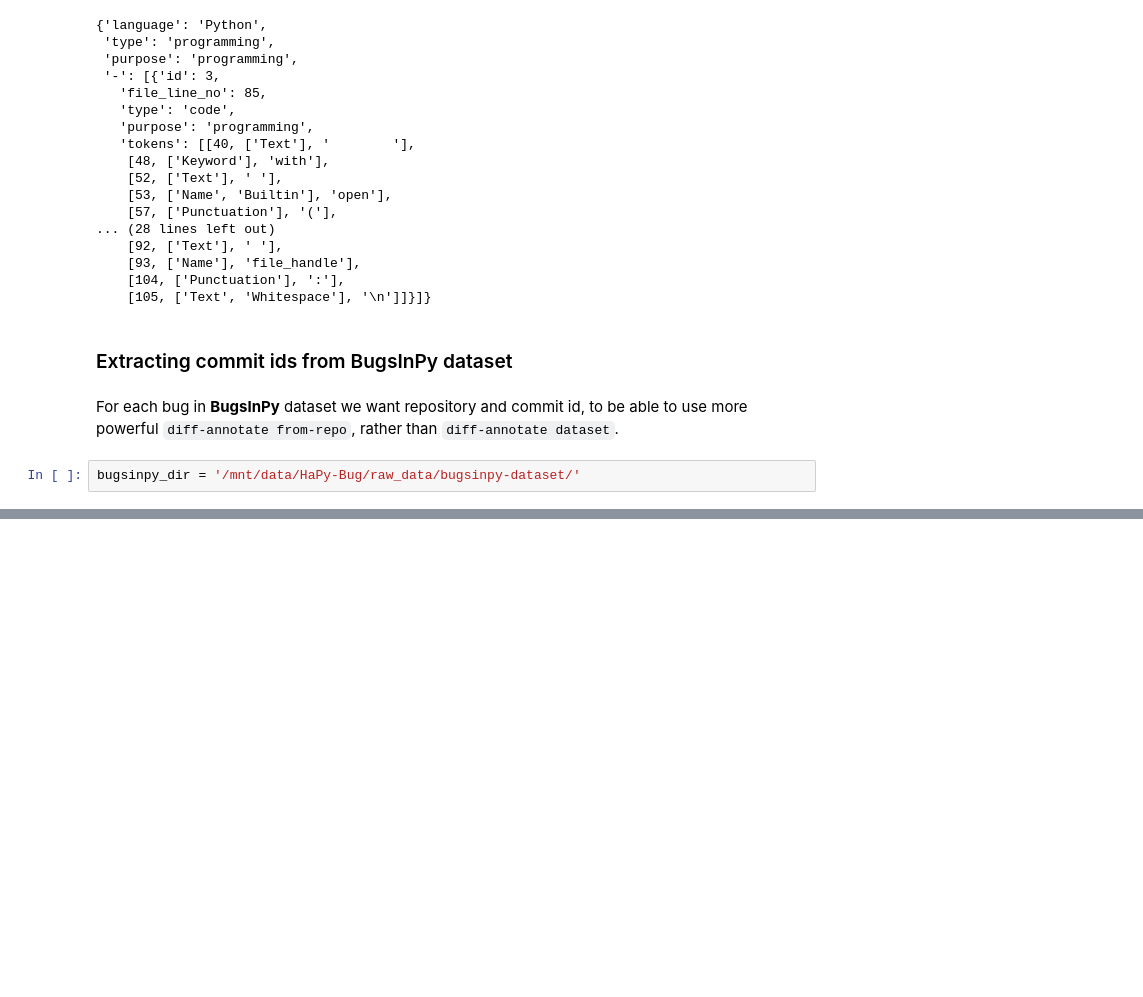
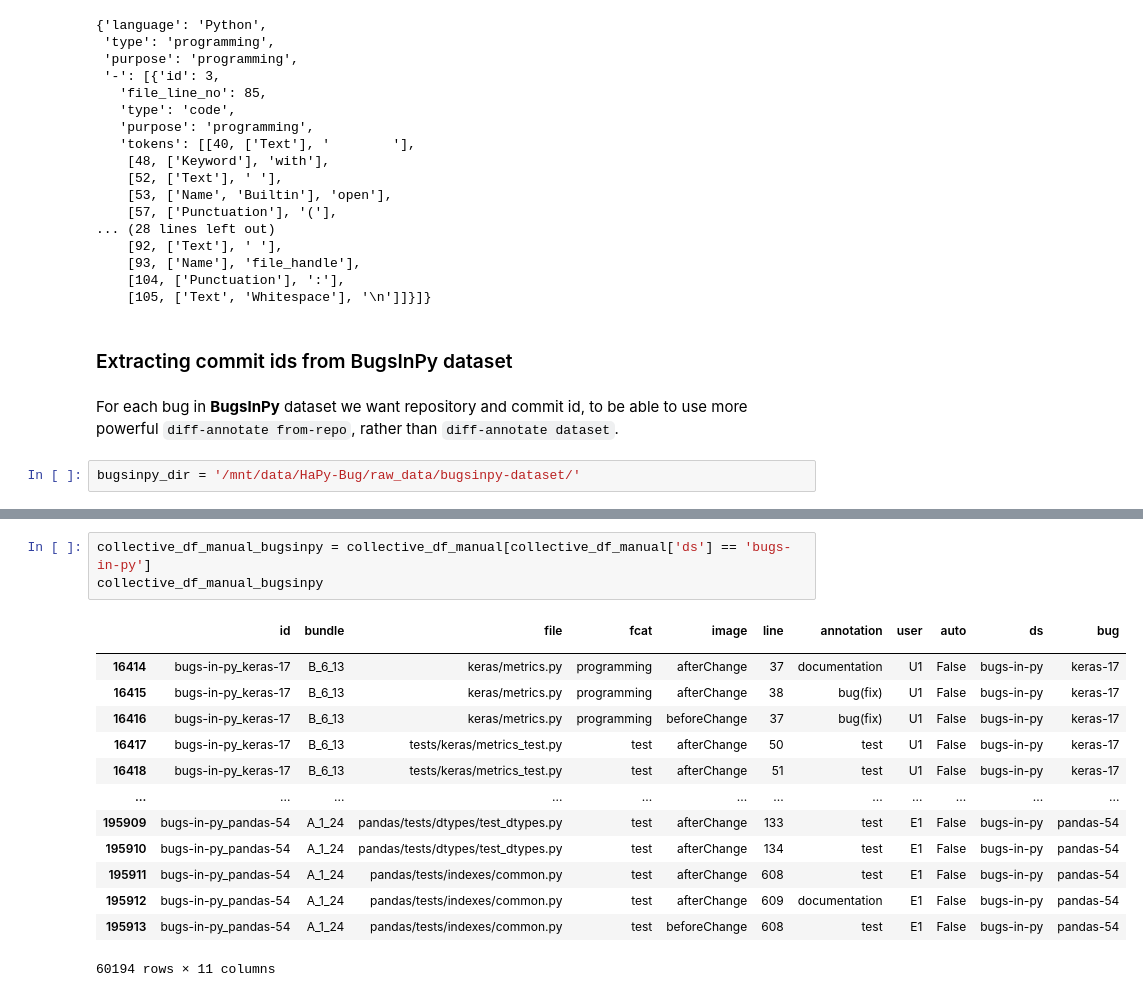
Before and after one commit to ncusi/PatchScope, a Jupyter notebook: notebooks/experiments/01-compare_annotations.ipynb, the cells around one changed output, grey strips where cells are left out. Saved outputs shown, nothing was run; the diff lists cells and outputs as text; blank space fills up the shorter version.

```diff
--- a/notebooks/experiments/01-compare_annotations.ipynb
+++ b/notebooks/experiments/01-compare_annotations.ipynb
@@ -371,0 +580,18 @@ PySnooper:
+# %%
+collective_df_manual_bugsinpy = collective_df_manual[collective_df_manual['ds'] == 'bugs-in-py']
+collective_df_manual_bugsinpy
+# %% [output]
+|  | id | bundle | file | fcat | image | line | annotation | user | auto | ds | bug |
+|  |  |  |  |  |  |  |  |  |  |  |  |
+| 16414 | bugs-in-py_keras-17 | B_6_13 | keras/metrics.py | programming | afterChange | 37 | documentation | U1 | False | bugs-in-py | keras-17 |
+| 16415 | bugs-in-py_keras-17 | B_6_13 | keras/metrics.py | programming | afterChange | 38 | bug(fix) | U1 | False | bugs-in-py | keras-17 |
+| 16416 | bugs-in-py_keras-17 | B_6_13 | keras/metrics.py | programming | beforeChange | 37 | bug(fix) | U1 | False | bugs-in-py | keras-17 |
+| 16417 | bugs-in-py_keras-17 | B_6_13 | tests/keras/metrics_test.py | test | afterChange | 50 | test | U1 | False | bugs-in-py | keras-17 |
+| 16418 | bugs-in-py_keras-17 | B_6_13 | tests/keras/metrics_test.py | test | afterChange | 51 | test | U1 | False | bugs-in-py | keras-17 |
+| ... | ... | ... | ... | ... | ... | ... | ... | ... | ... | ... | ... |
+| 195909 | bugs-in-py_pandas-54 | A_1_24 | pandas/tests/dtypes/test_dtypes.py | test | afterChange | 133 | test | E1 | False | bugs-in-py | pandas-54 |
+| 195910 | bugs-in-py_pandas-54 | A_1_24 | pandas/tests/dtypes/test_dtypes.py | test | afterChange | 134 | test | E1 | False | bugs-in-py | pandas-54 |
+| 195911 | bugs-in-py_pandas-54 | A_1_24 | pandas/tests/indexes/common.py | test | afterChange | 608 | test | E1 | False | bugs-in-py | pandas-54 |
+| 195912 | bugs-in-py_pandas-54 | A_1_24 | pandas/tests/indexes/common.py | test | afterChange | 609 | documentation | E1 | False | bugs-in-py | pandas-54 |
+| 195913 | bugs-in-py_pandas-54 | A_1_24 | pandas/tests/indexes/common.py | test | beforeChange | 608 | test | E1 | False | bugs-in-py | pandas-54 |
+60194 rows × 11 columns
```
Also changed, not shown: parts of 36 cells of this notebook.
